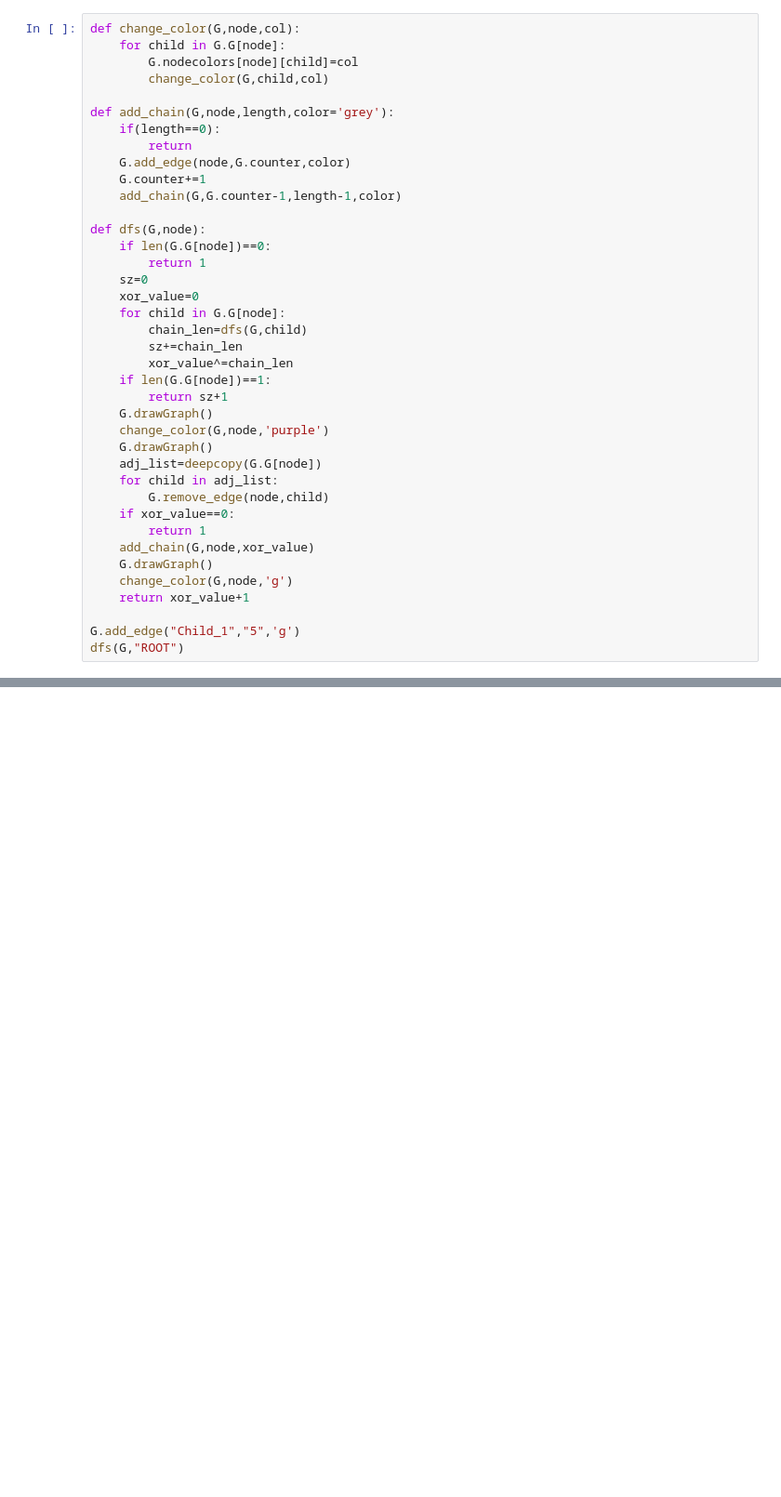
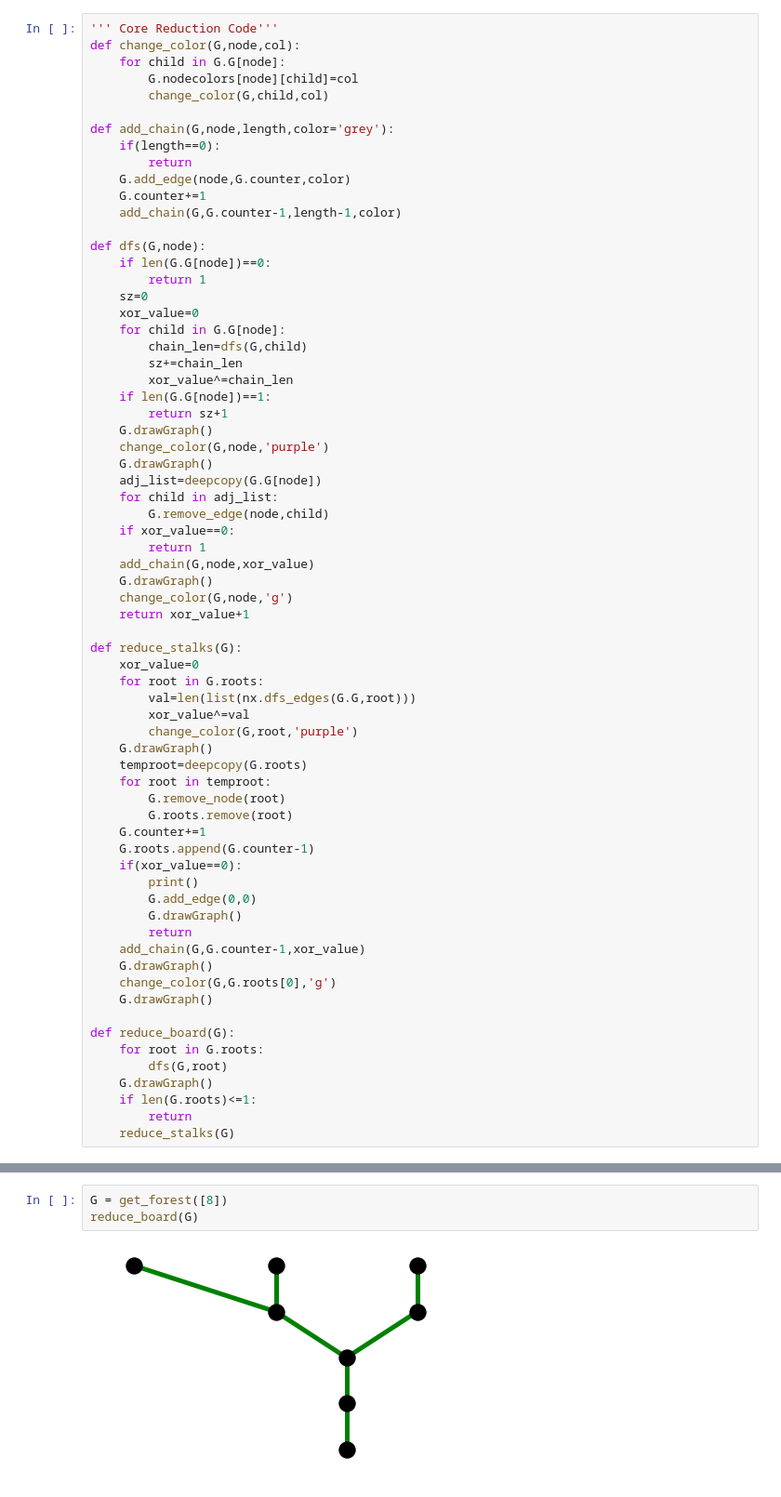
Before and after one commit to Abhinav2812/CS254-Project, a Jupyter notebook: green_hb.ipynb, the cells around one changed output, grey strips where cells are left out. Shown at 93% size. Cells and saved outputs as stored; diff of their text form; blank space fills up the shorter version.

```diff
--- a/green_hb.ipynb
+++ b/green_hb.ipynb
@@ -60,4 +58,5 @@ G.drawGraph()
 # %%
+''' Core Reduction Code'''
 def change_color(G,node,col):
     for child in G.G[node]:
         G.nodecolors[node][child]=col
@@ -94,5 +93,33 @@ def dfs(G,node):
     change_color(G,node,'g')
     return xor_value+1
 
-G.add_edge("Child_1","5",'g')
-dfs(G,"ROOT")
+def reduce_stalks(G):
+    xor_value=0
+    for root in G.roots:
+        val=len(list(nx.dfs_edges(G.G,root)))
+        xor_value^=val
+        change_color(G,root,'purple')
+    G.drawGraph()
+    temproot=deepcopy(G.roots)
+    for root in temproot:
+        G.remove_node(root)
+        G.roots.remove(root)
+    G.counter+=1
+    G.roots.append(G.counter-1)
+    if(xor_value==0):
+        print()
+        G.add_edge(0,0)
+        G.drawGraph()
+        return
+    add_chain(G,G.counter-1,xor_value)
+    G.drawGraph()
+    change_color(G,G.roots[0],'g')
+    G.drawGraph()
+
+def reduce_board(G):
+    for root in G.roots:
+        dfs(G,root)
+    G.drawGraph()
+    if len(G.roots)<=1:
+        return
+    reduce_stalks(G)
@@ -185,0 +160,5 @@ reduce_stalks(rt2)
+# %%
+G = get_forest([8])
+reduce_board(G)
+# %% [output]
+[figure, added]
```
Also changed, not shown: parts of 20 cells of this notebook.
